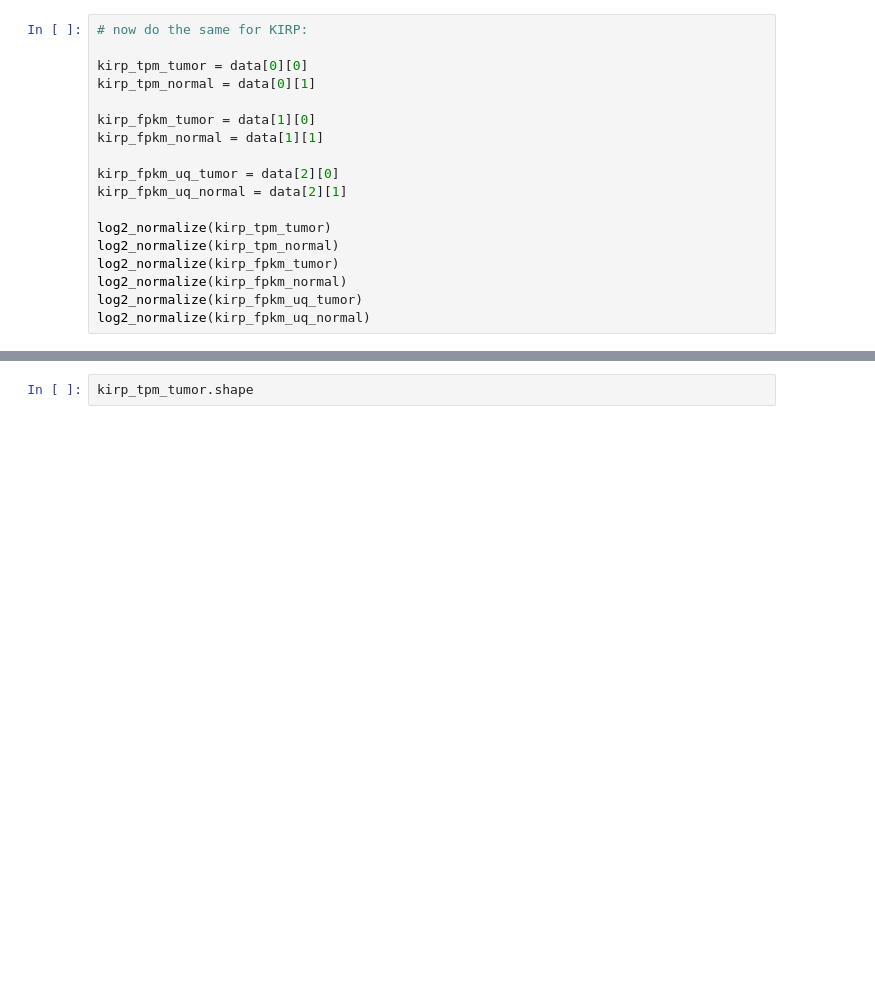
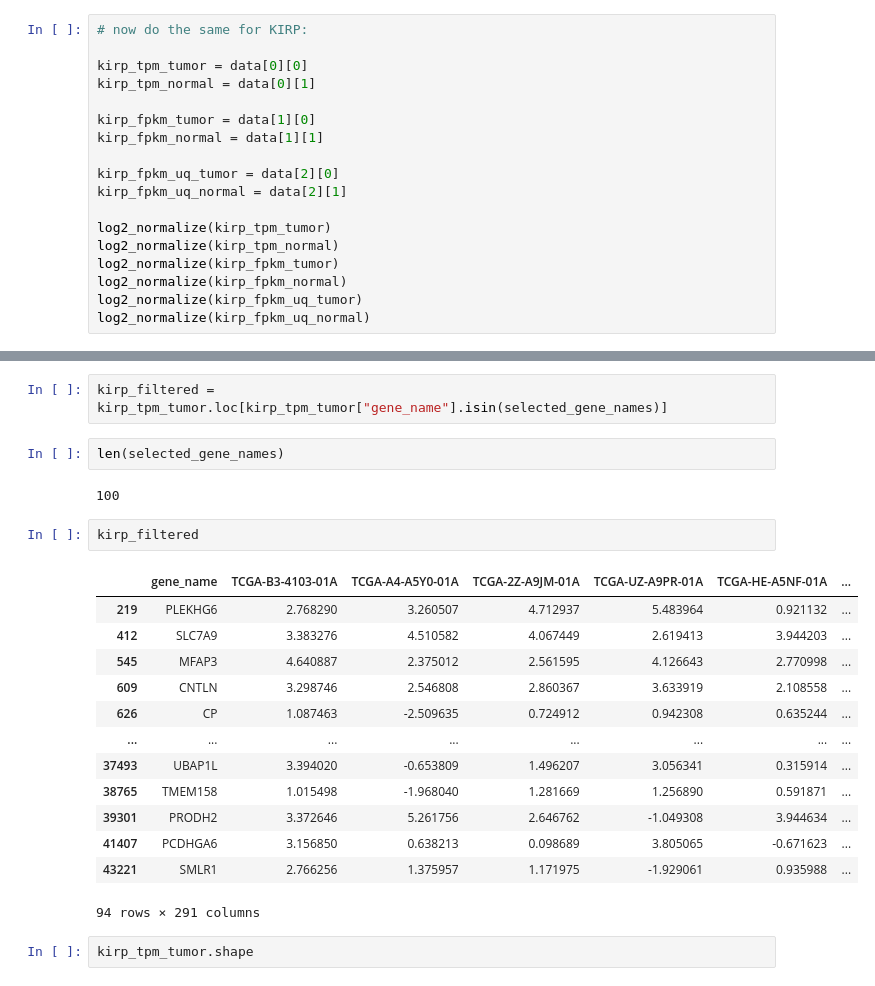
Before and after one commit to ricardo0129/FinalProject, a Jupyter notebook: run_encoder.ipynb, the cells around one changed output, grey strips where cells are left out. Drawn from its saved outputs; the diff is of its cells as text; blank space fills up the shorter version.

```diff
--- a/run_encoder.ipynb
+++ b/run_encoder.ipynb
@@ -107,3 +176,25 @@ kirp_tpm_tumor
+# %%
+kirp_filtered = kirp_tpm_tumor.loc[kirp_tpm_tumor["gene_name"].isin(selected_gene_names)]
+# %%
+len(selected_gene_names)
+# %% [output]
+100
+# %%
+kirp_filtered
+# %% [output]
+|  | gene_name | TCGA-B3-4103-01A | TCGA-A4-A5Y0-01A | TCGA-2Z-A9JM-01A | TCGA-UZ-A9PR-01A | TCGA-HE-A5NF-01A | ... |
+| 219 | PLEKHG6 | 2.768290 | 3.260507 | 4.712937 | 5.483964 | 0.921132 | ... |
+| 412 | SLC7A9 | 3.383276 | 4.510582 | 4.067449 | 2.619413 | 3.944203 | ... |
+| 545 | MFAP3 | 4.640887 | 2.375012 | 2.561595 | 4.126643 | 2.770998 | ... |
+| 609 | CNTLN | 3.298746 | 2.546808 | 2.860367 | 3.633919 | 2.108558 | ... |
+| 626 | CP | 1.087463 | -2.509635 | 0.724912 | 0.942308 | 0.635244 | ... |
+| ... | ... | ... | ... | ... | ... | ... | ... |
+| 37493 | UBAP1L | 3.394020 | -0.653809 | 1.496207 | 3.056341 | 0.315914 | ... |
+| 38765 | TMEM158 | 1.015498 | -1.968040 | 1.281669 | 1.256890 | 0.591871 | ... |
+| 39301 | PRODH2 | 3.372646 | 5.261756 | 2.646762 | -1.049308 | 3.944634 | ... |
+| 41407 | PCDHGA6 | 3.156850 | 0.638213 | 0.098689 | 3.805065 | -0.671623 | ... |
+| 43221 | SMLR1 | 2.766256 | 1.375957 | 1.171975 | -1.929061 | 0.935988 | ... |
+94 rows × 291 columns
 # %%
 kirp_tpm_tumor.shape
 # %% [output]
```
Also changed, not shown: parts of 12 cells of this notebook.
